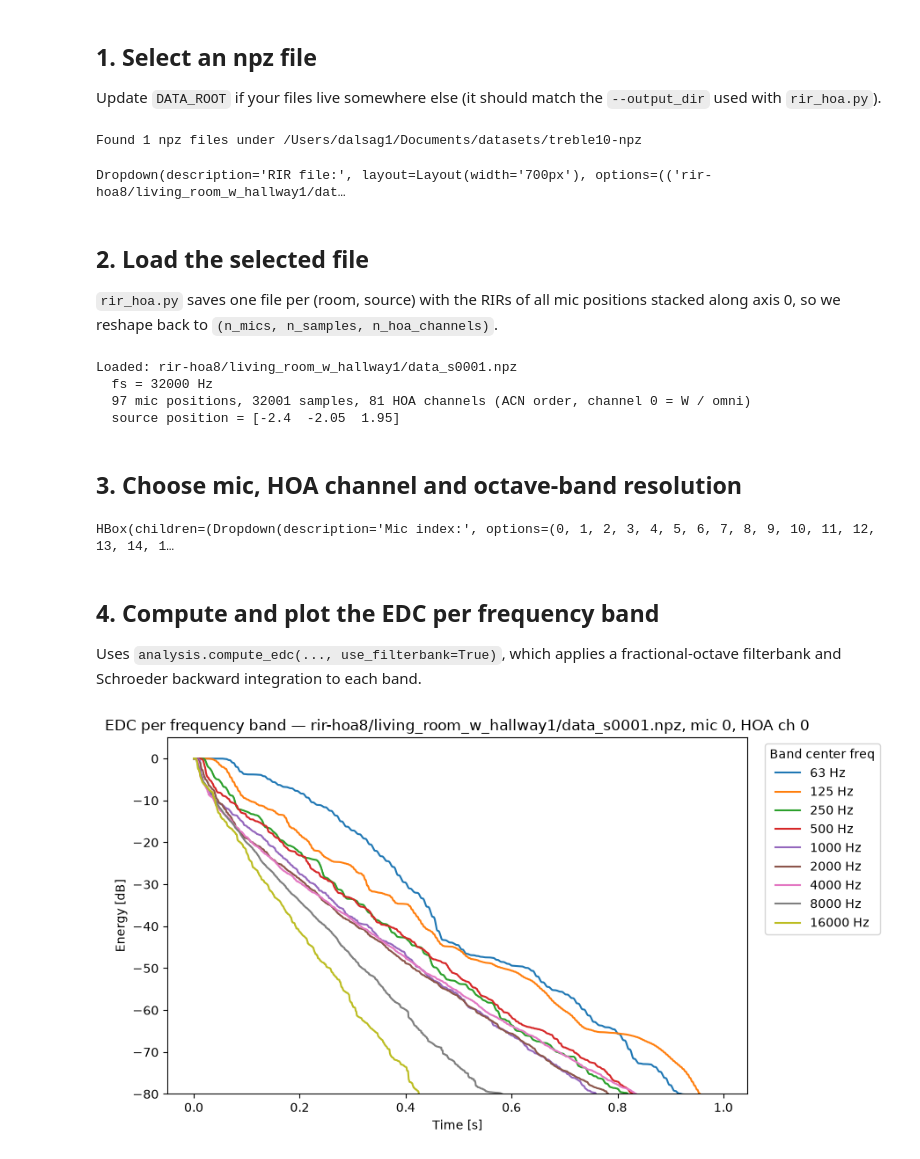
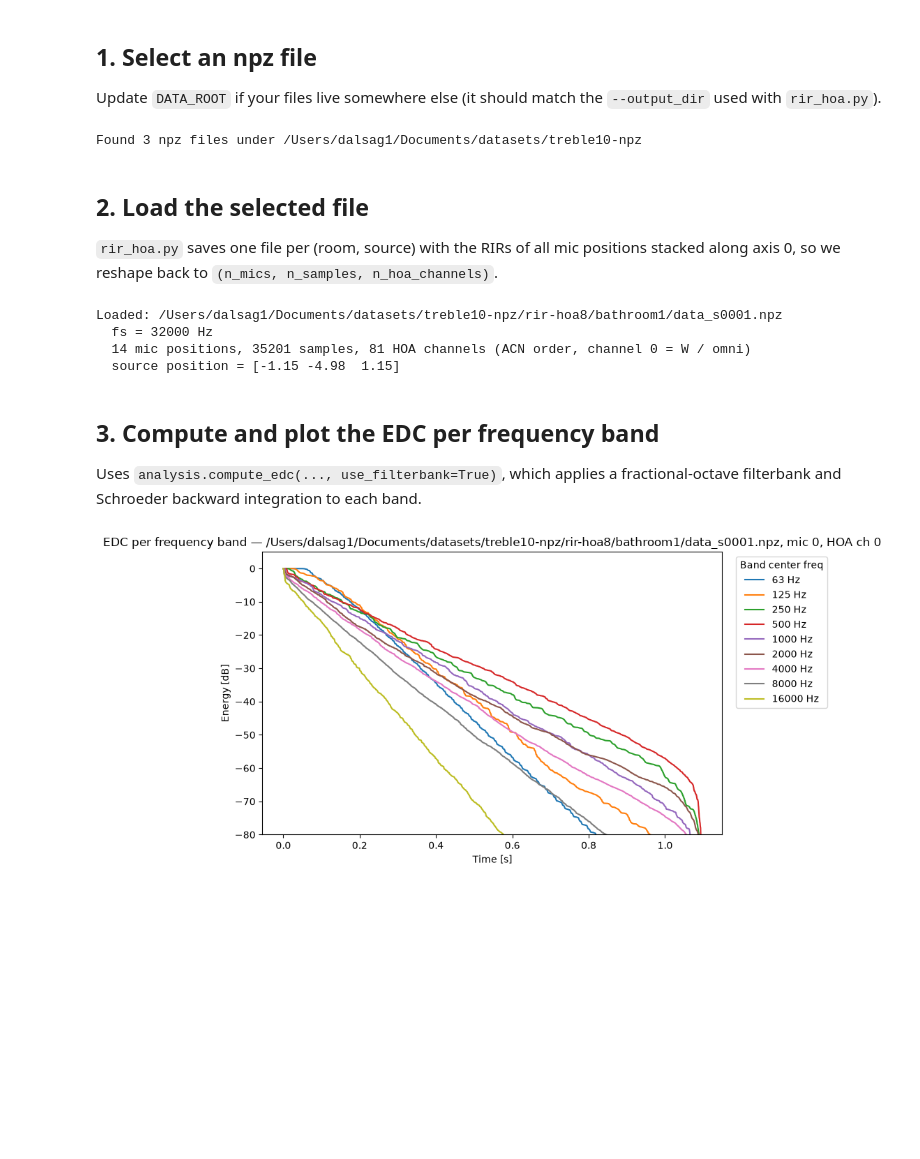
Before and after one commit to gdalsanto/treble10-analyzer, a Jupyter notebook: edc_explorer.ipynb, the cells around one changed output. Drawn from its saved outputs; the diff is of its cells as text; code cells hidden in the pictures; blank space fills up the shorter version.

```diff
--- a/edc_explorer.ipynb
+++ b/edc_explorer.ipynb
@@ -29,16 +27,12 @@ DATA_ROOT = Path("/Users/dalsag1/Documents/datasets/treble10-npz")
 npz_files = sorted(DATA_ROOT.rglob("*.npz"))
 print(f"Found {len(npz_files)} npz files under {DATA_ROOT}")
 
-file_dropdown = widgets.Dropdown(
-    options=[(str(p.relative_to(DATA_ROOT)), p) for p in npz_files],
-    description="RIR file:",
-    layout=widgets.Layout(width="700px"),
-    style={"description_width": "initial"},
-)
-display(file_dropdown)
+# manual indexing of the file to analyze
+i_file = 0
+# choose mic, HOA channel and octave-band resolution
+i_mic, i_ch, fraction = 0, 0, 1
 # %% [output]
-Found 1 npz files under /Users/dalsag1/Documents/datasets/treble10-npz
+Found 3 npz files under /Users/dalsag1/Documents/datasets/treble10-npz
-Dropdown(description='RIR file:', layout=Layout(width='700px'), options=(('rir-hoa8/living_room_w_hallway1/dat…
 # %% [markdown]
 ## 2. Load the selected file
 
@@ -55,32 +49,20 @@ def load_rir_file(path):
     return rir, fs, posMic, posSrc
 
 
-rir, fs, posMic, posSrc = load_rir_file(file_dropdown.value)
+rir, fs, posMic, posSrc = load_rir_file(npz_files[i_file])
 n_mics, n_samples, n_hoa = rir.shape
 
-print(f"Loaded: {file_dropdown.label}")
+print(f"Loaded: {str(npz_files[i_file])}")
 print(f"  fs = {fs} Hz")
 print(f"  {n_mics} mic positions, {n_samples} samples, {n_hoa} HOA channels (ACN order, channel 0 = W / omni)")
 print(f"  source position = {posSrc}")
 # %% [output]
-Loaded: rir-hoa8/living_room_w_hallway1/data_s0001.npz
+Loaded: /Users/dalsag1/Documents/datasets/treble10-npz/rir-hoa8/bathroom1/data_s0001.npz
   fs = 32000 Hz
-  97 mic positions, 32001 samples, 81 HOA channels (ACN order, channel 0 = W / omni)
-  source position = [-2.4  -2.05  1.95]
+  14 mic positions, 35201 samples, 81 HOA channels (ACN order, channel 0 = W / omni)
+  source position = [-1.15 -4.98  1.15]
-# %% [markdown]
-## 3. Choose mic, HOA channel and octave-band resolution
-# %%
-mic_dropdown = widgets.Dropdown(options=list(range(n_mics)), value=0, description="Mic index:")
-channel_dropdown = widgets.Dropdown(options=list(range(n_hoa)), value=0, description="HOA channel:")
-fraction_dropdown = widgets.Dropdown(
-    options=[("Octave", 1), ("1/3 octave", 3)], value=1, description="Band width:"
-)
-
-display(widgets.HBox([mic_dropdown, channel_dropdown, fraction_dropdown]))
-# %% [output]
-HBox(children=(Dropdown(description='Mic index:', options=(0, 1, 2, 3, 4, 5, 6, 7, 8, 9, 10, 11, 12, 13, 14, 1…
 # %% [markdown]
-## 4. Compute and plot the EDC per frequency band
+## 3. Compute and plot the EDC per frequency band
 
 Uses `analysis.compute_edc(..., use_filterbank=True)`, which applies a fractional-octave
 filterbank and Schroeder backward integration to each band.
@@ -91,34 +73,34 @@ F_MIN, F_MAX = 63, 16000
 def get_center_frequencies(n_fractions, f_min=F_MIN, f_max=F_MAX):
     return pf.dsp.filter.fractional_octave_frequencies(
         num_fractions=n_fractions, frequency_range=(f_min, f_max), return_cutoff=False
     )[0]
 
 
 def compute_band_edc(rir, mic_idx, hoa_channel, fs, n_fractions):
     x = rir[mic_idx, :, hoa_channel]
     x_t = torch.from_numpy(x).float().unsqueeze(0)  # (1, n_samples)
     edc_db = analysis.compute_edc(
         x_t, use_filterbank=True, n_fractions=n_fractions, f_min=F_MIN, f_max=F_MAX, fs=fs
     )  # (n_bands, n_samples)
     center_freqs = get_center_frequencies(n_fractions)
     return edc_db, center_freqs
 
 
 edc_db, center_freqs = compute_band_edc(
-    rir, mic_dropdown.value, channel_dropdown.value, fs, fraction_dropdown.value
+    rir, i_mic, i_ch, fs, fraction
 )
 time = np.arange(edc_db.shape[-1]) / fs
 
 fig, ax = plt.subplots(figsize=(9, 5))
 for band_edc, f_c in zip(edc_db.numpy(), center_freqs):
     ax.plot(time, band_edc, label=f"{f_c:.0f} Hz")
 ax.set_xlabel("Time [s]")
 ax.set_ylabel("Energy [dB]")
 ax.set_ylim(-80, 5)
-ax.set_title(f"EDC per frequency band \u2014 {file_dropdown.label}, mic {mic_dropdown.value}, HOA ch {channel_dropdown.value}")
+ax.set_title(f"EDC per frequency band \u2014 {str(npz_files[i_file])}, mic {i_mic}, HOA ch {i_ch}")
 ax.legend(title="Band center freq", bbox_to_anchor=(1.02, 1), loc="upper left")
 fig.tight_layout()
 plt.show()
 # %% [output]
-[figure, old version]
+[figure, new version]
 # %% [markdown]
```
Also changed, not shown: parts of 5 cells of this notebook.
